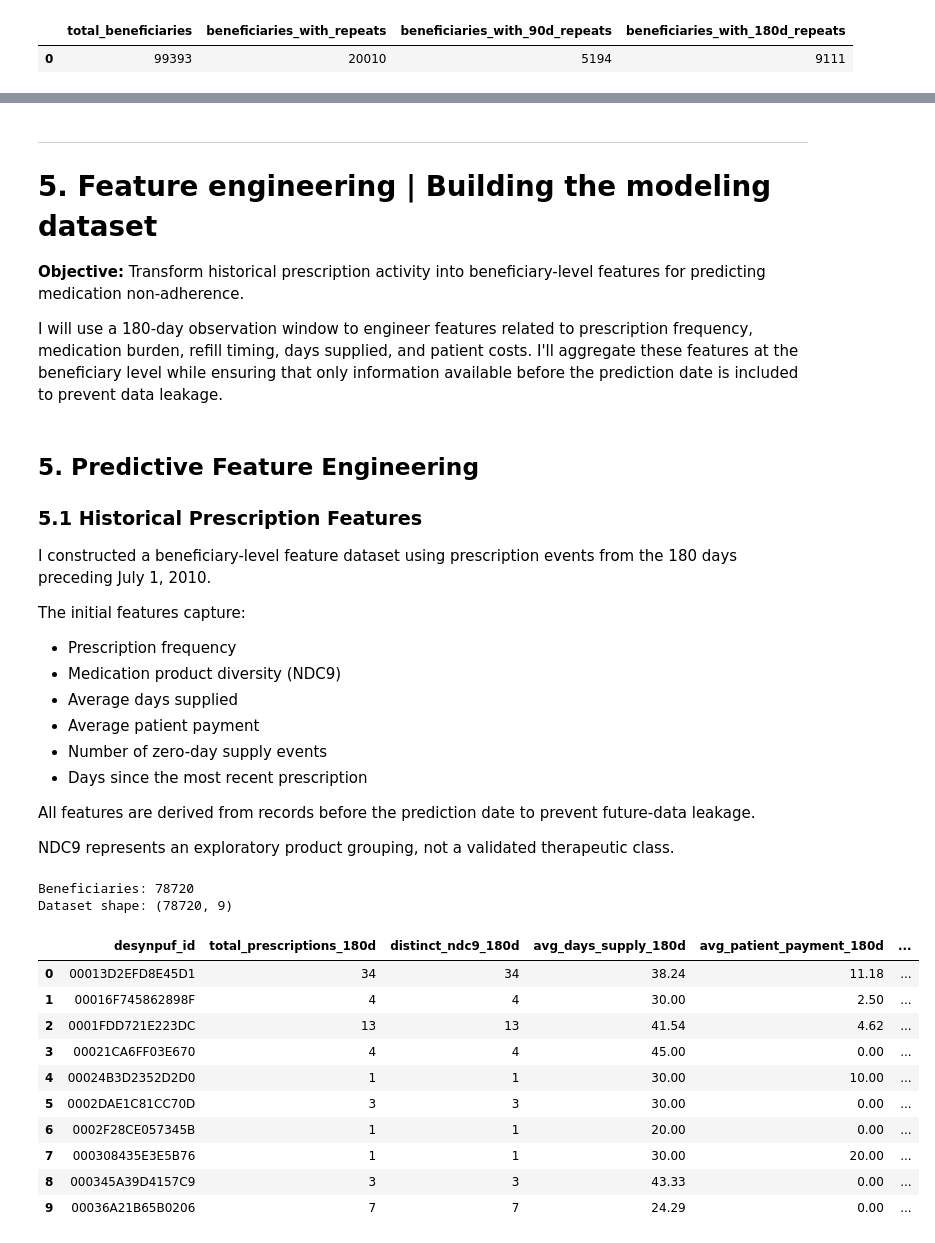
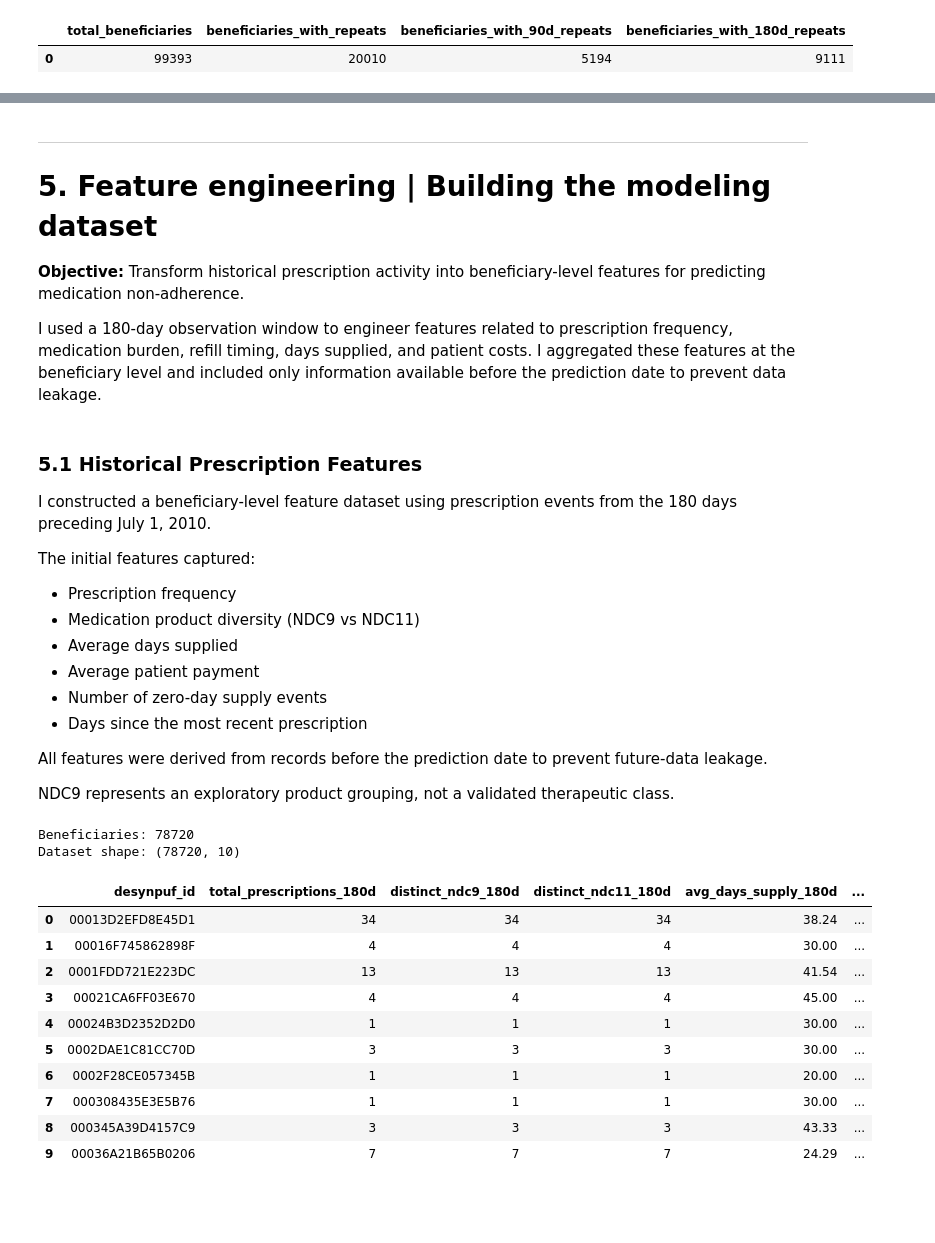
Before and after one commit to feltoncristina/Medication_Non_Adherence_Prediction_Model, a Jupyter notebook: Medicare_Part_D_Adherence_Prediction.ipynb, the cells around one changed output, grey strips where cells are left out. Cells and saved outputs as stored; diff of their text form; code cells hidden in the pictures; blank space fills up the shorter version.

```diff
--- a/Medicare_Part_D_Adherence_Prediction.ipynb
+++ b/Medicare_Part_D_Adherence_Prediction.ipynb
@@ -1347,26 +1359,24 @@ supervised machine learning pipeline.
 
 **Objective:** Transform historical prescription activity into beneficiary-level features for predicting medication non-adherence.
 
-I will use a 180-day observation window to engineer features related to prescription frequency, medication burden, refill timing, days supplied, and patient costs. I'll aggregate these features at the beneficiary level while ensuring that only information available before the prediction date is included to prevent data leakage.
+I used a 180-day observation window to engineer features related to prescription frequency, medication burden, refill timing, days supplied, and patient costs. I aggregated these features at the beneficiary level and included only information available before the prediction date to prevent data leakage.
 # %% [markdown]
-## 5. Predictive Feature Engineering
-
 ### 5.1 Historical Prescription Features
 
 I constructed a beneficiary-level feature dataset using
 prescription events from the 180 days preceding
 July 1, 2010.
 
-The initial features capture:
+The initial features captured:
 
 - Prescription frequency
-- Medication product diversity (NDC9)
+- Medication product diversity (NDC9 vs NDC11)
 - Average days supplied
 - Average patient payment
 - Number of zero-day supply events
 - Days since the most recent prescription
 
-All features are derived from records before the
+All features were derived from records before the
 prediction date to prevent future-data leakage.
 
 NDC9 represents an exploratory product grouping,
@@ -1379,6 +1389,7 @@ WITH historical_prescriptions AS (
     SELECT
         desynpuf_id,
         ndc9_product_id,
+        prod_srvc_id,
         service_date,
         days_supply_reported,
         days_supply_is_zero,
@@ -1398,6 +1409,9 @@ SELECT
 
     COUNT(DISTINCT ndc9_product_id)
         AS distinct_ndc9_180d,
+
+    COUNT(DISTINCT prod_srvc_id)
+    AS distinct_ndc11_180d,
 
     ROUND(
         AVG(days_supply_reported)
@@ -1411,42 +1425,42 @@ SELECT
     ) AS avg_patient_payment_180d,
 
     COUNT(*) FILTER (
         WHERE days_supply_is_zero IS TRUE
     ) AS zero_day_events_180d,
 
     DATE '2010-07-01' - MAX(service_date)
         AS days_since_last_fill,
 
     MIN(service_date) AS first_fill_180d,
     MAX(service_date) AS last_fill_180d
 
 FROM historical_prescriptions
 
 GROUP BY desynpuf_id
 
 ORDER BY desynpuf_id;
 """
 
 df_patient_features = pd.read_sql(
     sql_patient_features_180d,
     engine
 )
 
 print("Beneficiaries:", len(df_patient_features))
 print("Dataset shape:", df_patient_features.shape)
 
 display(df_patient_features.head(10))
 # %% [output]
 Beneficiaries: 78720
-Dataset shape: (78720, 9)
+Dataset shape: (78720, 10)
-|  | desynpuf_id | total_prescriptions_180d | distinct_ndc9_180d | avg_days_supply_180d | avg_patient_payment_180d | ... |
-| 0 | 00013D2EFD8E45D1 | 34 | 34 | 38.24 | 11.18 | ... |
-| 1 | 00016F745862898F | 4 | 4 | 30.00 | 2.50 | ... |
-| 2 | 0001FDD721E223DC | 13 | 13 | 41.54 | 4.62 | ... |
-| 3 | 00021CA6FF03E670 | 4 | 4 | 45.00 | 0.00 | ... |
-| 4 | 00024B3D2352D2D0 | 1 | 1 | 30.00 | 10.00 | ... |
-| 5 | 0002DAE1C81CC70D | 3 | 3 | 30.00 | 0.00 | ... |
-| 6 | 0002F28CE057345B | 1 | 1 | 20.00 | 0.00 | ... |
-| 7 | 000308435E3E5B76 | 1 | 1 | 30.00 | 20.00 | ... |
-| 8 | 000345A39D4157C9 | 3 | 3 | 43.33 | 0.00 | ... |
-| 9 | 00036A21B65B0206 | 7 | 7 | 24.29 | 0.00 | ... |
+|  | desynpuf_id | total_prescriptions_180d | distinct_ndc9_180d | distinct_ndc11_180d | avg_days_supply_180d | ... |
+| 0 | 00013D2EFD8E45D1 | 34 | 34 | 34 | 38.24 | ... |
+| 1 | 00016F745862898F | 4 | 4 | 4 | 30.00 | ... |
+| 2 | 0001FDD721E223DC | 13 | 13 | 13 | 41.54 | ... |
+| 3 | 00021CA6FF03E670 | 4 | 4 | 4 | 45.00 | ... |
+| 4 | 00024B3D2352D2D0 | 1 | 1 | 1 | 30.00 | ... |
+| 5 | 0002DAE1C81CC70D | 3 | 3 | 3 | 30.00 | ... |
+| 6 | 0002F28CE057345B | 1 | 1 | 1 | 20.00 | ... |
+| 7 | 000308435E3E5B76 | 1 | 1 | 1 | 30.00 | ... |
+| 8 | 000345A39D4157C9 | 3 | 3 | 3 | 43.33 | ... |
+| 9 | 00036A21B65B0206 | 7 | 7 | 7 | 24.29 | ... |
```
Also changed, not shown: parts of 52 cells of this notebook.
